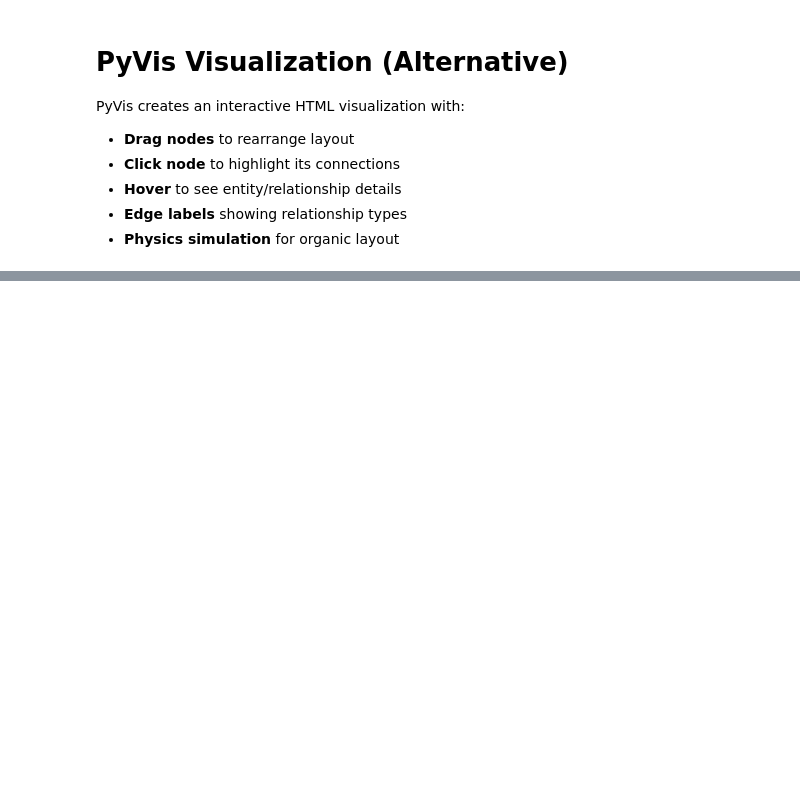
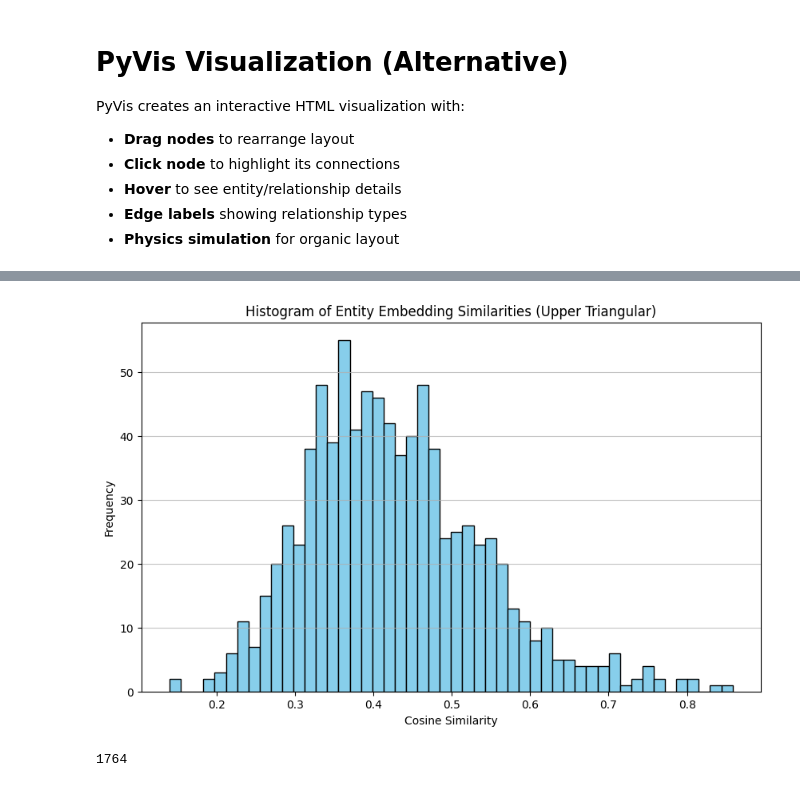
Before and after one commit to chrisburke716/historyBookLLM, a Jupyter notebook: notebooks/kg_experiment/kg_schema_exploration.ipynb, the cells around one changed output, grey strips where cells are left out. Cells and saved outputs as stored; diff of their text form; code cells hidden in the pictures; blank space fills up the shorter version.

```diff
--- a/notebooks/kg_experiment/kg_schema_exploration.ipynb
+++ b/notebooks/kg_experiment/kg_schema_exploration.ipynb
@@ -1431,0 +1463,14 @@ PyVis creates an interactive HTML visualization with:
+# %%
+# Cell 47: Import libraries and prepare entity data
+from langchain_openai import OpenAIEmbeddings
+import numpy as np
+from sklearn.metrics.pairwise import cosine_similarity
+
+# Initialize embeddings
+embeddings_model = OpenAIEmbeddings(model="text-embedding-3-small")
+
+# Use entities_with_ids from the 5 test paragraphs (already created in cell 27)
+print(f"Working with {len(entities_with_ids)} entities")
+print(f"\nSample entities:")
+for entity in entities_with_ids[:3]:
+    print(f"  - {entity.name} ({entity.type}): {entity.description[:60] if entity.description else 'No description'}...")
@@ -1431,0 +1636,20 @@ PyVis creates an interactive HTML visualization with:
+# %%
+# get upper triangular (no diagonals)
+upper_triangular = np.triu(similarity_matrix, k=1)
+#flatten to array
+flattened_upper = upper_triangular.flatten()
+# plot histogram
+import matplotlib.pyplot as plt
+plt.figure(figsize=(10,6))
+plt.hist(flattened_upper[flattened_upper > 0], bins=50, color='skyblue', edgecolor='black')
+plt.title('Histogram of Entity Embedding Similarities (Upper Triangular)')
+plt.xlabel('Cosine Similarity')
+plt.ylabel('Frequency')
+plt.grid(axis='y', alpha=0.75)
+plt.show()
+# %% [output]
+[figure, added]
+# %%
+len(flattened_upper)
+# %% [output]
+1764
```
Also changed, not shown: parts of 24 cells of this notebook, 2 other files.
